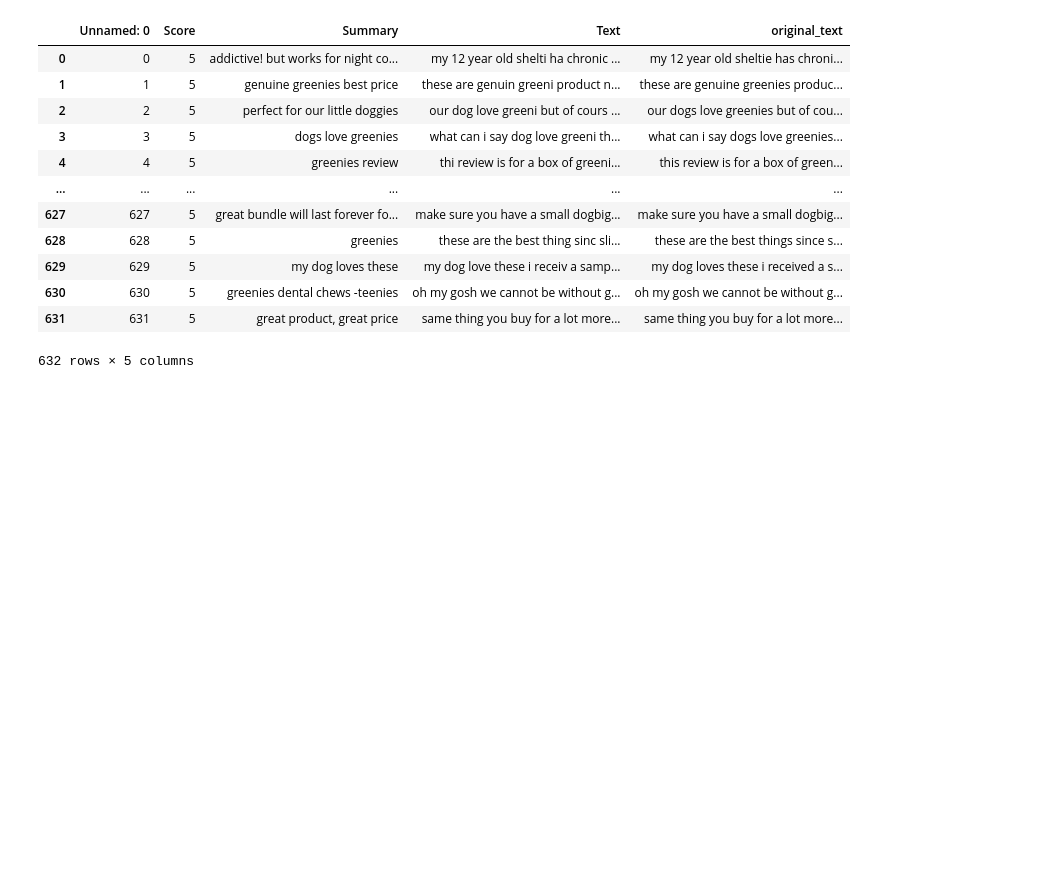
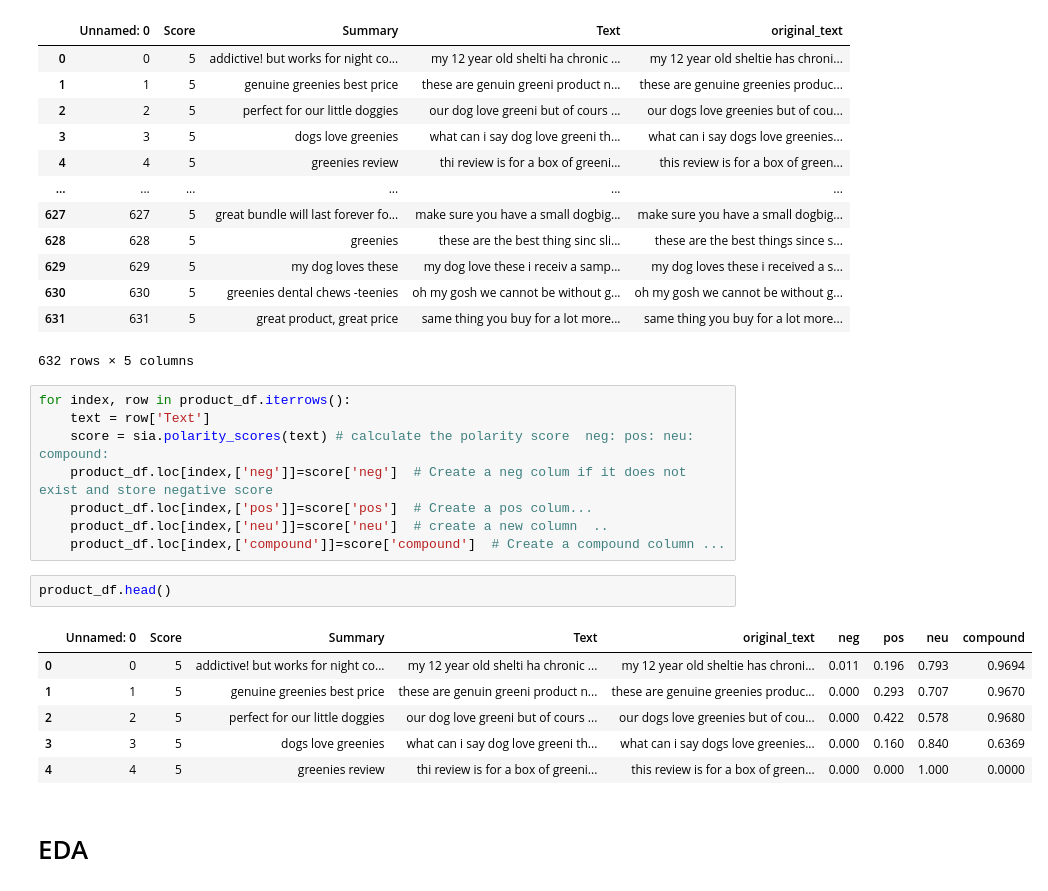
Before and after one commit to fbaezcalderon/fall_2024_quality_characteristics, a Jupyter notebook: quality_characteristics.ipynb, the cells around one changed output. Cells and saved outputs as stored; diff of their text form; blank space fills up the shorter version.

Commit message:
scores in dataframe

```diff
--- a/quality_characteristics.ipynb
+++ b/quality_characteristics.ipynb
@@ -214,3 +214,22 @@ product_df
 | 630 | 630 | 5 | greenies dental chews -teenies | oh my gosh we cannot be without g... | oh my gosh we cannot be without g... |
 | 631 | 631 | 5 | great product, great price | same thing you buy for a lot more... | same thing you buy for a lot more... |
 632 rows × 5 columns
+# %%
+for index, row in product_df.iterrows():
+    text = row['Text']
+    score = sia.polarity_scores(text) # calculate the polarity score  neg: pos: neu: compound:
+    product_df.loc[index,['neg']]=score['neg']  # Create a neg colum if it does not exist and store negative score
+    product_df.loc[index,['pos']]=score['pos']  # Create a pos colum...
+    product_df.loc[index,['neu']]=score['neu']  # create a new column  ..
+    product_df.loc[index,['compound']]=score['compound']  # Create a compound column ...
+# %%
+product_df.head()
+# %% [output]
+|  | Unnamed: 0 | Score | Summary | Text | original_text | neg | pos | neu | compound |
+| 0 | 0 | 5 | addictive! but works for night co... | my 12 year old shelti ha chronic ... | my 12 year old sheltie has chroni... | 0.011 | 0.196 | 0.793 | 0.9694 |
+| 1 | 1 | 5 | genuine greenies best price | these are genuin greeni product n... | these are genuine greenies produc... | 0.000 | 0.293 | 0.707 | 0.9670 |
+| 2 | 2 | 5 | perfect for our little doggies | our dog love greeni but of cours ... | our dogs love greenies but of cou... | 0.000 | 0.422 | 0.578 | 0.9680 |
+| 3 | 3 | 5 | dogs love greenies | what can i say dog love greeni th... | what can i say dogs love greenies... | 0.000 | 0.160 | 0.840 | 0.6369 |
+| 4 | 4 | 5 | greenies review | thi review is for a box of greeni... | this review is for a box of green... | 0.000 | 0.000 | 1.000 | 0.0000 |
+# %% [markdown]
+# EDA
```
